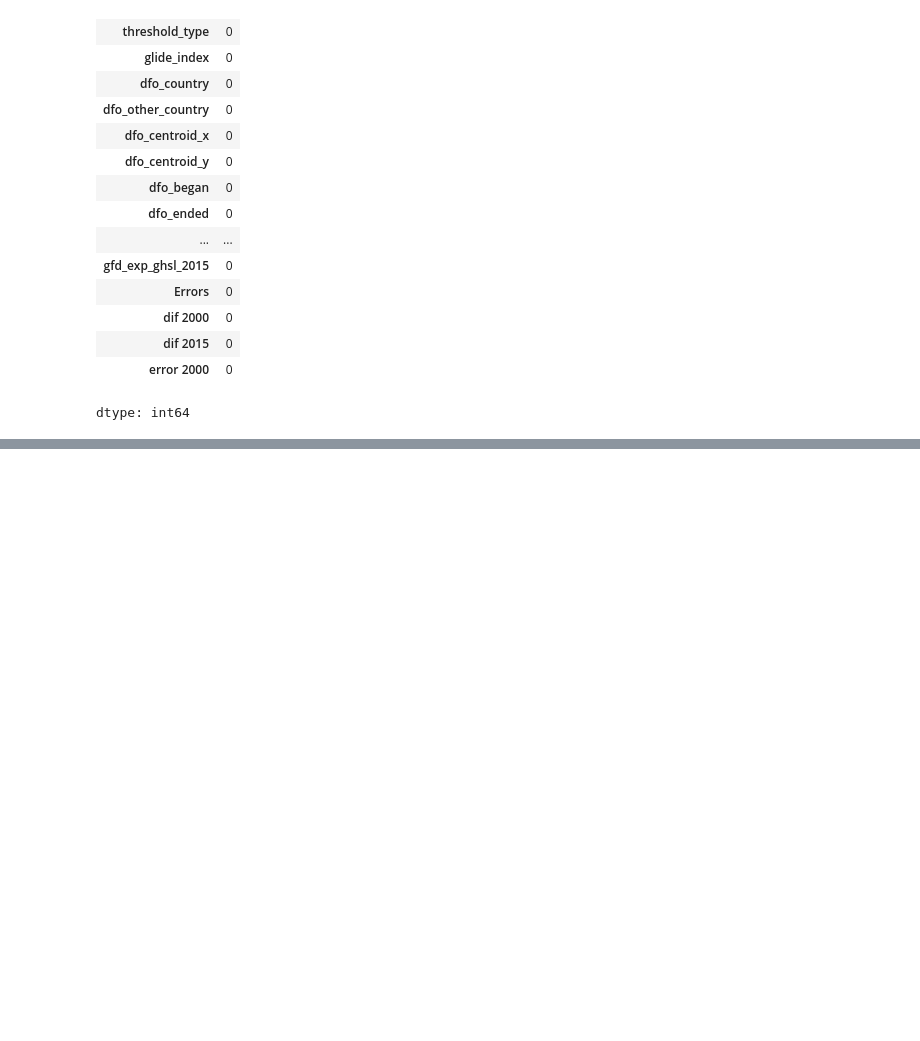
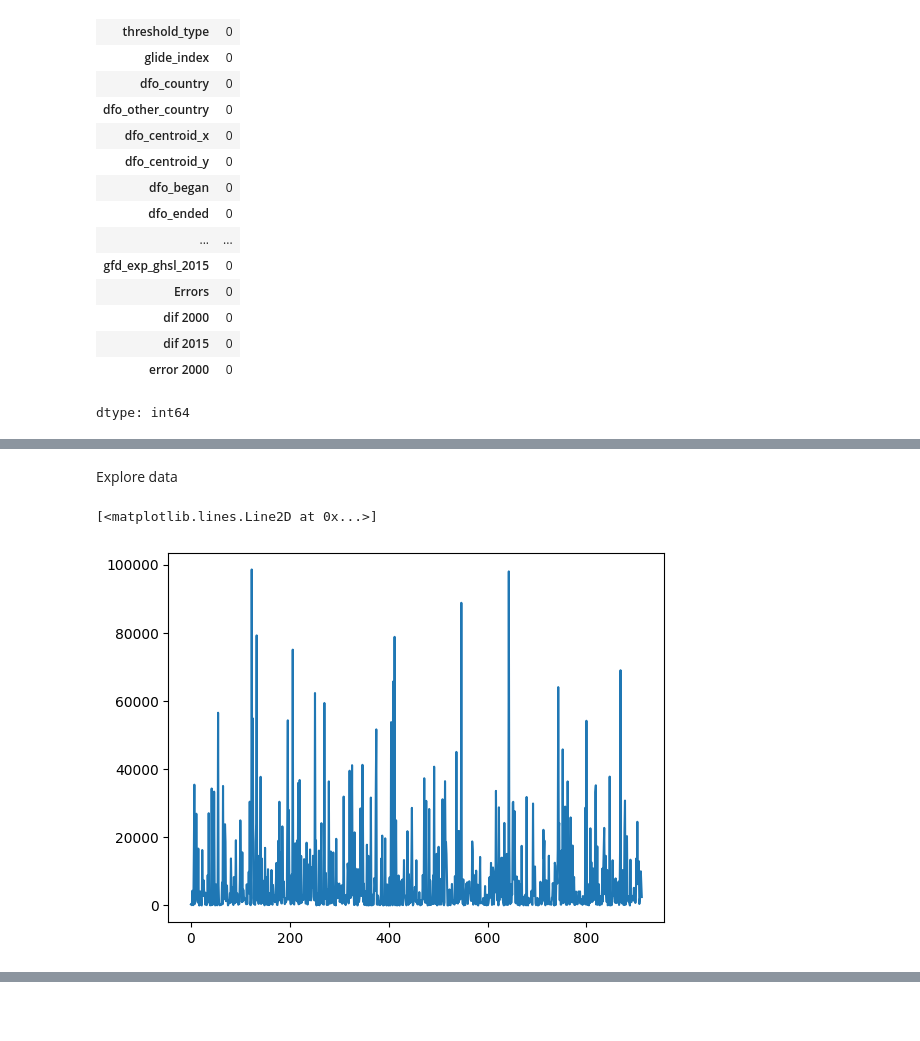
Before and after one commit to TKhahahah/BSC_DPDM2025, a Jupyter notebook: Ch3_Data_Preprocessing.ipynb, the cells around one changed output, grey strips where cells are left out. Cells and saved outputs as stored; diff of their text form; code cells hidden in the pictures; blank space fills up the shorter version.

```diff
--- a/Ch3_Data_Preprocessing.ipynb
+++ b/Ch3_Data_Preprocessing.ipynb
@@ -223,0 +243,2 @@ dtype: int64
+# %% [markdown]
+Explore data
@@ -223,0 +247,5 @@ dtype: int64
+# %%
+plt.plot(flood_data['gfd_area'])
+# %% [output]
+[<matplotlib.lines.Line2D at 0x...>]
+[figure, added]
```
Also changed, not shown: parts of 27 cells of this notebook.
